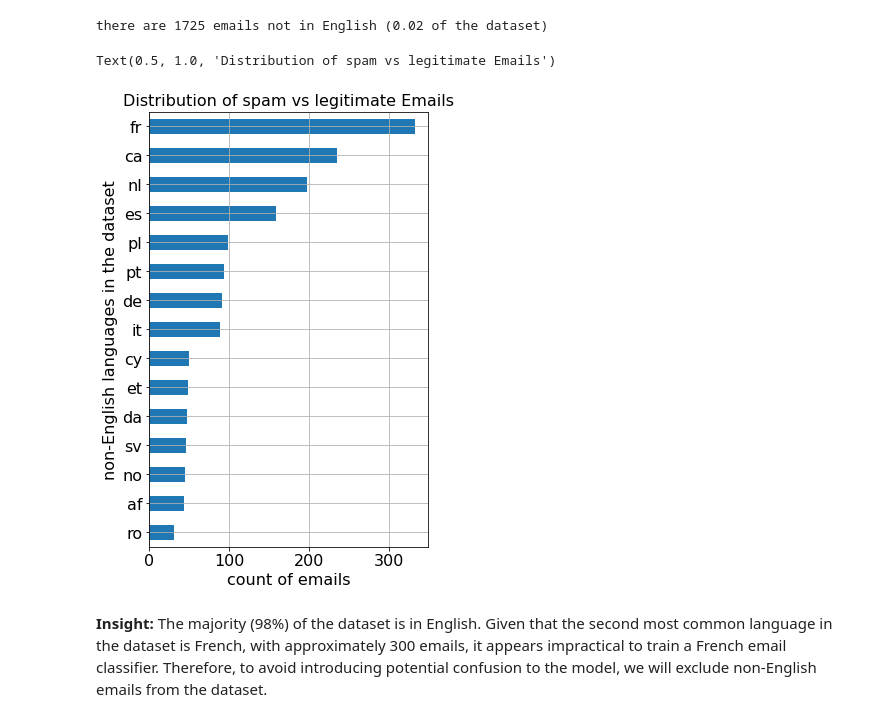
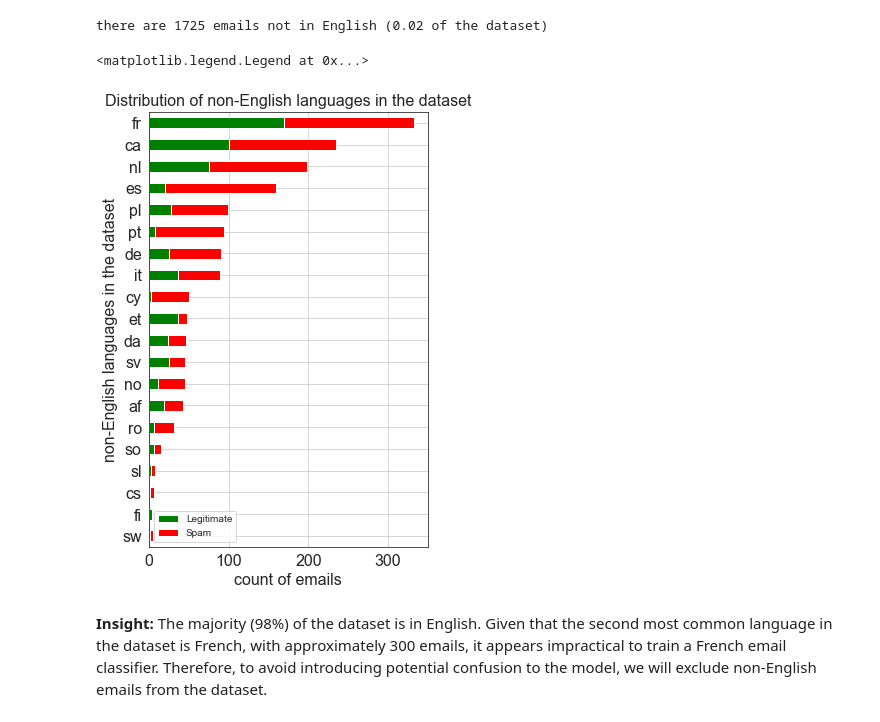
Before and after one commit to eeddaann/phishing-email-eda, a Jupyter notebook: phishing-email-eda.ipynb, the cells around one changed output. Cells and saved outputs as stored; diff of their text form; code cells hidden in the pictures.

```diff
--- a/phishing-email-eda.ipynb
+++ b/phishing-email-eda.ipynb
@@ -87,18 +87,24 @@ df_not_en  = df.loc[df["lang"] != "en"]
 print("there are %s emails not in English (%.2f of the dataset)"%(len(df_not_en), 1-(len(df)-len(df_not_en))/len(df)))
 # %% [output]
 there are 1725 emails not in English (0.02 of the dataset)
-# %%
-fig, ax = plt.subplots(figsize=(5, 8))
-(df_not_en.groupby("lang").count()["text_combined"]).sort_values(ascending=True).tail(15).plot.barh(ax=ax)
-plt.grid()
-
-ax.set_ylabel('non-English languages in the dataset', fontsize=16)
-ax.set_xlabel('count of emails', fontsize=16)
-ax.tick_params(axis='both', which='major', labelsize=16)
-ax.set_title("Distribution of spam vs legitimate Emails", fontsize=16)
-# %% [output]
-Text(0.5, 1.0, 'Distribution of spam vs legitimate Emails')
-[figure, removed]
+# %%
+fig, ax = plt.subplots(figsize=(5, 8))
+tmp = df_not_en.groupby(['lang', 'label']).size().unstack()
+tmp["total"] = tmp[0] + tmp[1]
+tmp = tmp.dropna()
+tmp = tmp.sort_values(by='total', ascending=True)
+tmp = tmp.drop(columns='total')
+tmp.plot(kind='barh', stacked=True,ax=ax,color=['green','red'])
+plt.grid()
+
+ax.set_ylabel('non-English languages in the dataset', fontsize=16)
+ax.set_xlabel('count of emails', fontsize=16)
+ax.tick_params(axis='both', which='major', labelsize=16)
+ax.set_title("Distribution of non-English languages in the dataset", fontsize=16)
+ax.legend(labels=['Legitimate','Spam'])
+# %% [output]
+<matplotlib.legend.Legend at 0x...>
+[figure, added]
 # %% [markdown]
 **Insight:** The majority (98%) of the dataset is in English. Given that the second most common language in the dataset is French, with approximately 300 emails, it appears impractical to train a French email classifier. Therefore, to avoid introducing potential confusion to the model, we will exclude non-English emails from the dataset.
 # %% [markdown]
```
Also changed, not shown: parts of 13 cells of this notebook.
